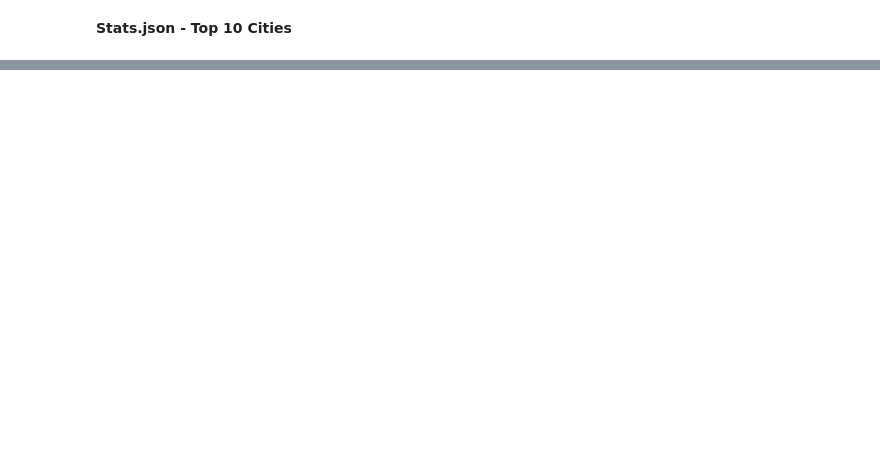
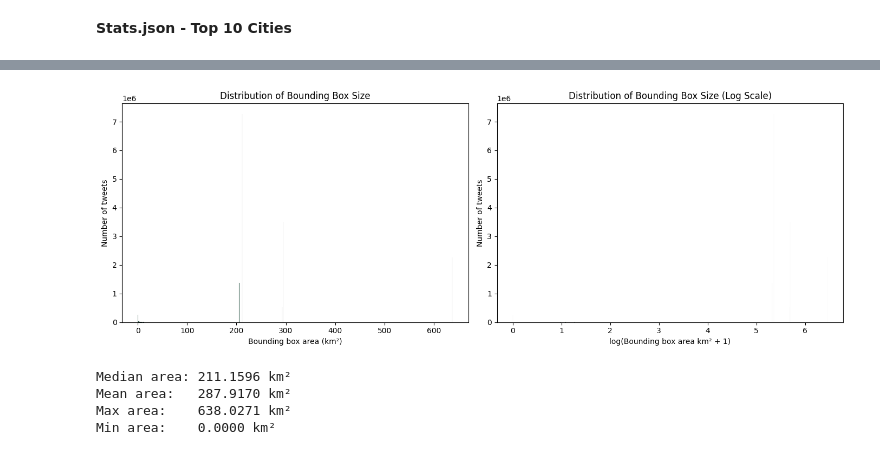
Before and after one commit to tomcavilla/Twitter-Sentiment, a Jupyter notebook: Analysis.ipynb, the cells around one changed output, grey strips where cells are left out. Cells and saved outputs as stored; diff of their text form; code cells hidden in the pictures; blank space fills up the shorter version.

```diff
--- a/Analysis.ipynb
+++ b/Analysis.ipynb
@@ -185,0 +145,25 @@ plt.show()
+# %%
+fig, axes = plt.subplots(1, 2, figsize=(14, 5))
+
+sns.histplot(bbox_areas, fill=True, color='#06402B', ax=axes[0])
+axes[0].set_xlabel("Bounding box area (km²)")
+axes[0].set_ylabel("Number of tweets")
+axes[0].set_title("Distribution of Bounding Box Size")
+
+sns.histplot(np.log1p(bbox_areas), fill=True, color='#06402B', ax=axes[1])
+axes[1].set_xlabel("log(Bounding box area km² + 1)")
+axes[1].set_ylabel("Number of tweets")
+axes[1].set_title("Distribution of Bounding Box Size (Log Scale)")
+
+plt.tight_layout()
+plt.show()
+print(f"Median area: {np.median(bbox_areas):.4f} km²")
+print(f"Mean area:   {np.mean(bbox_areas):.4f} km²")
+print(f"Max area:    {np.max(bbox_areas):.4f} km²")
+print(f"Min area:    {np.min(bbox_areas):.4f} km²")
+# %% [output]
+[figure, added]
+Median area: 211.1596 km²
+Mean area:   287.9170 km²
+Max area:    638.0271 km²
+Min area:    0.0000 km²
```
Also changed, not shown: parts of 41 cells of this notebook, 14 other files.
